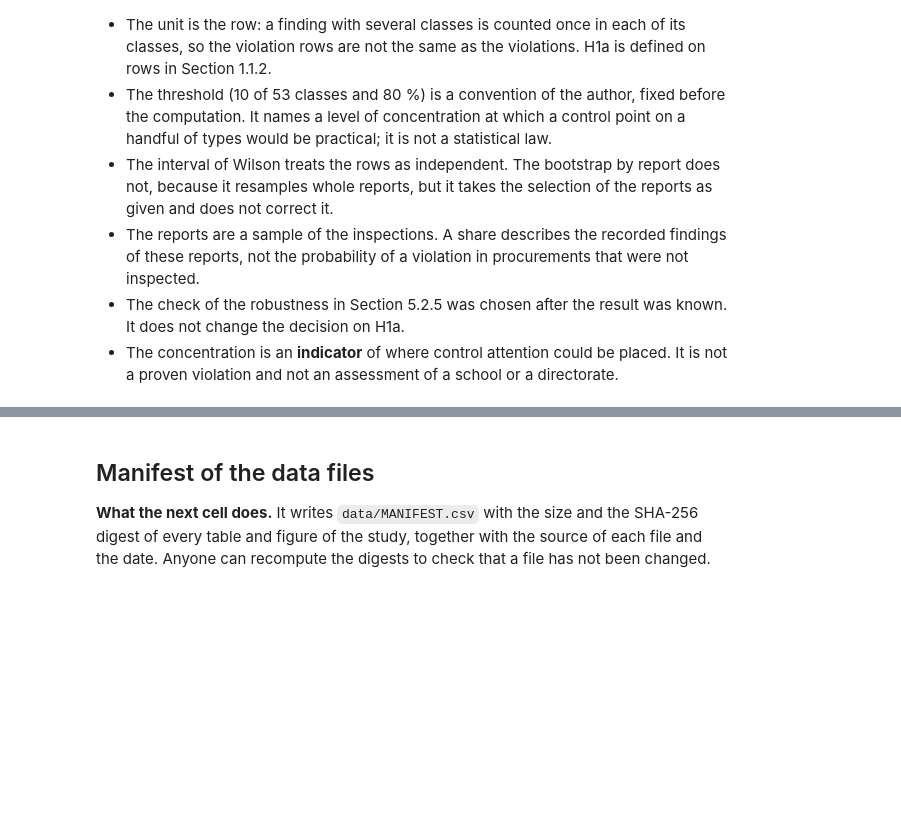
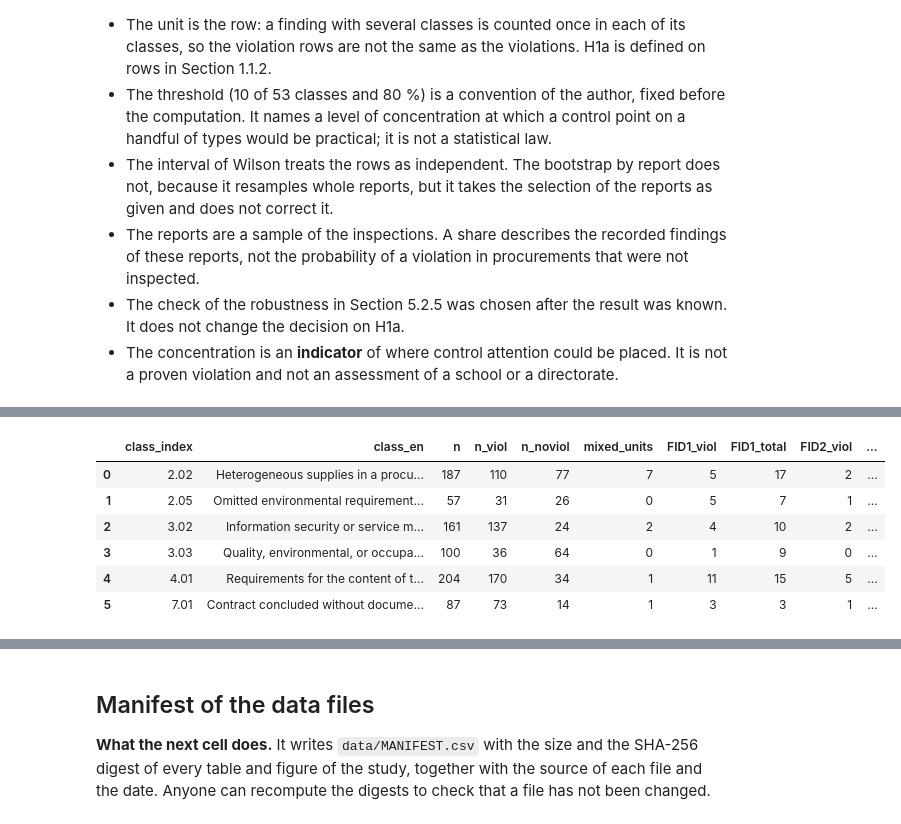
Before and after one commit to beluhov/adfi-violations-classification, a Jupyter notebook: ADFI_Violations_Classification.ipynb, the cells around one changed output, grey strips where cells are left out. Cells and saved outputs as stored; diff of their text form; code cells hidden in the pictures; blank space fills up the shorter version.

```diff
--- a/ADFI_Violations_Classification.ipynb
+++ b/ADFI_Violations_Classification.ipynb
@@ -2189,0 +2276,88 @@ with pd.option_context("display.max_colwidth", None):
+# %%
+H1B_R = HYPOTHESIS_THRESHOLDS["H1b_permutations"]
+H1B_ALPHA = HYPOTHESIS_THRESHOLDS["H1b_fdr_alpha"]
+rng_h1b = np.random.default_rng(20261119)
+
+
+def h1b_chi2(outcome, group, totals, expected_viol, expected_noviol):
+    observed_viol = np.bincount(group[outcome == 1], minlength=totals.size).astype(float)
+    observed_noviol = totals - observed_viol
+    return float(np.sum((observed_viol - expected_viol) ** 2 / expected_viol + (observed_noviol - expected_noviol) ** 2 / expected_noviol))
+
+
+h1b_records = []
+h1b_chi2_values = []
+h1b_v_values = []
+h1b_p_values = []
+for h1b_class in h1b_eligible:
+    h1b_sub = h1b_units[h1b_units["class_index"] == h1b_class]
+    h1b_present = [h1b_d for h1b_d in H1B_DIRECTORATES if (h1b_sub["directorate"] == h1b_d).any()]
+    h1b_outcome = h1b_sub["has_violation"].to_numpy(dtype=int)
+    h1b_group = h1b_sub["directorate"].map({h1b_d: h1b_j for h1b_j, h1b_d in enumerate(h1b_present)}).to_numpy(dtype=int)
+    h1b_totals = np.bincount(h1b_group, minlength=len(h1b_present)).astype(float)
+    h1b_n = len(h1b_sub)
+    h1b_n_viol = int(h1b_outcome.sum())
+    h1b_e_viol = h1b_totals * h1b_n_viol / h1b_n
+    h1b_e_noviol = h1b_totals * (h1b_n - h1b_n_viol) / h1b_n
+
+    h1b_observed = h1b_chi2(h1b_outcome, h1b_group, h1b_totals, h1b_e_viol, h1b_e_noviol)
+    h1b_at_least = 0
+    for h1b_step in range(H1B_R):
+        if h1b_chi2(h1b_outcome, rng_h1b.permutation(h1b_group), h1b_totals, h1b_e_viol, h1b_e_noviol) >= h1b_observed - 1e-12:
+            h1b_at_least += 1
+    h1b_p = (1 + h1b_at_least) / (H1B_R + 1)
+    h1b_v = float(np.sqrt(h1b_observed / (h1b_n * min(len(h1b_present) - 1, 1))))
+
+    h1b_record = {
+        "class_index": h1b_class,
+        "class_en": classes.loc[classes["class_index"] == h1b_class, "class_en"].iloc[0],
+        "n": h1b_n,
+        "n_viol": h1b_n_viol,
+        "n_noviol": h1b_n - h1b_n_viol,
+        "mixed_units": int(h1b_sub["mixed"].sum()),
+    }
+    for h1b_d in H1B_DIRECTORATES:
+        h1b_in_d = h1b_sub[h1b_sub["directorate"] == h1b_d]
+        h1b_record[f"{h1b_d}_viol"] = int(h1b_in_d["has_violation"].sum())
+        h1b_record[f"{h1b_d}_total"] = len(h1b_in_d)
+    h1b_record["cells_expected_below_5"] = int((h1b_e_viol < 5).sum() + (h1b_e_noviol < 5).sum())
+    h1b_records.append(h1b_record)
+    h1b_chi2_values.append(h1b_observed)
+    h1b_v_values.append(h1b_v)
+    h1b_p_values.append(h1b_p)
+
+h1b_p_array = np.array(h1b_p_values)
+h1b_m = len(h1b_p_array)
+h1b_order = np.argsort(h1b_p_array, kind="stable")
+h1b_scaled = h1b_p_array[h1b_order] * h1b_m / np.arange(1, h1b_m + 1)
+h1b_q_sorted = np.clip(np.minimum.accumulate(h1b_scaled[::-1])[::-1], 0.0, 1.0)
+h1b_q_array = np.empty(h1b_m)
+h1b_q_array[h1b_order] = h1b_q_sorted
+
+h1b_table = pd.DataFrame(h1b_records)
+h1b_cells_below_5 = h1b_table.pop("cells_expected_below_5")
+h1b_table["chi2"] = [round(h1b_x, 4) for h1b_x in h1b_chi2_values]
+h1b_table["p_perm"] = [round(h1b_x, 6) for h1b_x in h1b_p_values]
+h1b_table["q_bh"] = [round(float(h1b_x), 6) for h1b_x in h1b_q_array]
+h1b_table["cramers_v"] = [round(h1b_x, 4) for h1b_x in h1b_v_values]
+h1b_table["cells_expected_below_5"] = h1b_cells_below_5
+h1b_table["significant"] = h1b_q_array < H1B_ALPHA
+
+h1b_significant = h1b_table.loc[h1b_table["significant"], "class_index"].tolist()
+h1b_confirmed = bool((h1b_q_array < H1B_ALPHA).any())
+
+assert h1b_table["n"].tolist() == [187, 57, 161, 100, 204, 87]
+assert h1b_table["n_viol"].tolist() == [110, 31, 137, 36, 170, 73]
+assert h1b_table["chi2"].tolist() == [37.1459, 11.9230, 34.3484, 18.3843, 7.5307, 11.4485]
+assert h1b_table["cramers_v"].tolist() == [0.4457, 0.4574, 0.4619, 0.4288, 0.1921, 0.3628]
+assert h1b_table["cells_expected_below_5"].tolist() == [2, 12, 7, 6, 3, 9]
+assert (h1b_p_array >= 1 / (H1B_R + 1) - 1e-15).all() and (h1b_p_array <= 1).all()
+assert (np.diff(h1b_q_sorted) >= -1e-15).all() and (h1b_q_array >= h1b_p_array - 1e-15).all() and (h1b_q_array <= 1).all()
+assert h1b_confirmed == (len(h1b_significant) > 0)
+
+h1b_table.to_csv(DERIVED_DIR / "heterogeneity_by_class.csv", sep=";", index=False, encoding="utf-8", lineterminator="\n")
+
+print(f"H1b: {h1b_m} eligible classes tested | q < {H1B_ALPHA} in {len(h1b_significant)} {h1b_significant} | H1b_confirmed = {h1b_confirmed}")
+with pd.option_context("display.max_colwidth", None, "display.max_columns", None, "display.width", 250):
+    display(h1b_table)
+# %% [output]
@@ -2189,0 +2365,7 @@ with pd.option_context("display.max_colwidth", None):
+|  | class_index | class_en | n | n_viol | n_noviol | mixed_units | FID1_viol | FID1_total | FID2_viol | ... |
+| 0 | 2.02 | Heterogeneous supplies in a procu... | 187 | 110 | 77 | 7 | 5 | 17 | 2 | ... |
+| 1 | 2.05 | Omitted environmental requirement... | 57 | 31 | 26 | 0 | 5 | 7 | 1 | ... |
+| 2 | 3.02 | Information security or service m... | 161 | 137 | 24 | 2 | 4 | 10 | 2 | ... |
+| 3 | 3.03 | Quality, environmental, or occupa... | 100 | 36 | 64 | 0 | 1 | 9 | 0 | ... |
+| 4 | 4.01 | Requirements for the content of t... | 204 | 170 | 34 | 1 | 11 | 15 | 5 | ... |
+| 5 | 7.01 | Contract concluded without docume... | 87 | 73 | 14 | 1 | 3 | 3 | 1 | ... |
```
Also changed, not shown: parts of 12 cells of this notebook, 3 other files.
